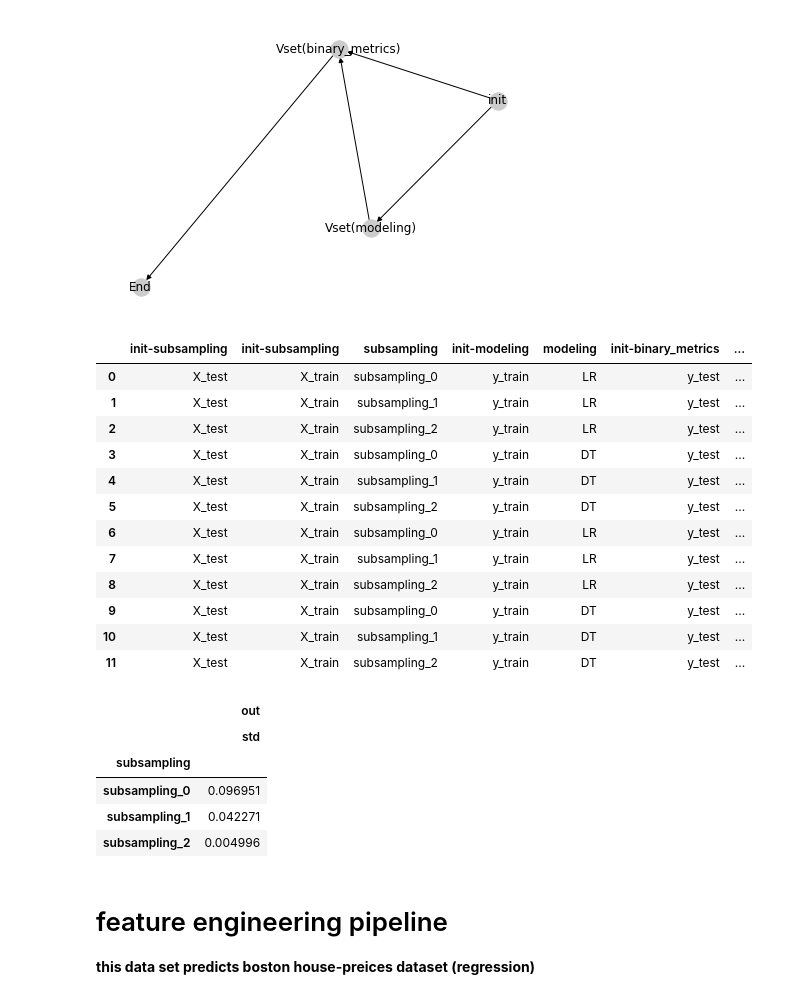
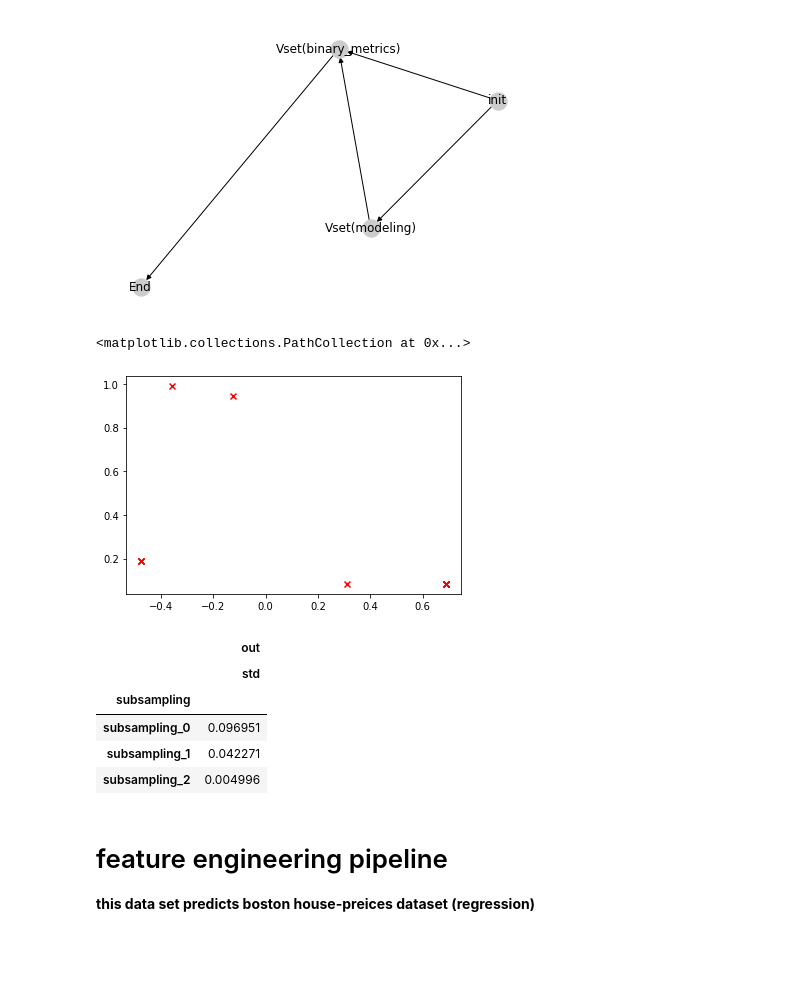
Before and after one commit to Yu-Group/veridical-flow, a Jupyter notebook: notebooks/00_synthetic_classification.ipynb, the cells around one changed output. Drawn from its saved outputs; the diff is of its cells as text; code cells hidden in the pictures; blank space fills up the shorter version.

Commit message:
generate intervals for individual predictions

```diff
--- a/notebooks/00_synthetic_classification.ipynb
+++ b/notebooks/00_synthetic_classification.ipynb
@@ -67,32 +64,23 @@ plt.show()
 #     print('output', k1)
 # %% [output]
 [figure]
+# %%
+uncertainty, binned_acc = predict_interval()
+plt.scatter(binned_acc, uncertainty, marker="x", color="r")
+# %% [output]
+<matplotlib.collections.PathCollection at 0x...>
+[figure, added]
 # %%
 df = dict_to_df(binary_metrics)
-df
+interval = compute_interval(df, 'out', 'subsampling')
+interval
 # %% [output]
-|  | init-subsampling | init-subsampling | subsampling | init-modeling | modeling | init-binary_metrics | ... |
-| 0 | X_test | X_train | subsampling_0 | y_train | LR | y_test | ... |
-| 1 | X_test | X_train | subsampling_1 | y_train | LR | y_test | ... |
-| 2 | X_test | X_train | subsampling_2 | y_train | LR | y_test | ... |
-| 3 | X_test | X_train | subsampling_0 | y_train | DT | y_test | ... |
-| 4 | X_test | X_train | subsampling_1 | y_train | DT | y_test | ... |
-| 5 | X_test | X_train | subsampling_2 | y_train | DT | y_test | ... |
-| 6 | X_test | X_train | subsampling_0 | y_train | LR | y_test | ... |
-| 7 | X_test | X_train | subsampling_1 | y_train | LR | y_test | ... |
-| 8 | X_test | X_train | subsampling_2 | y_train | LR | y_test | ... |
-| 9 | X_test | X_train | subsampling_0 | y_train | DT | y_test | ... |
-| 10 | X_test | X_train | subsampling_1 | y_train | DT | y_test | ... |
-| 11 | X_test | X_train | subsampling_2 | y_train | DT | y_test | ... |
+|  | out |
+|  | std |
+| subsampling |  |
+| subsampling_0 | 0.096951 |
+| subsampling_1 | 0.042271 |
+| subsampling_2 | 0.004996 |
-# %%
-compute_interval(df, 'out', 'subsampling')
-# %% [output]
-|  | out |
-|  | std |
-| subsampling |  |
-| subsampling_0 | 0.096951 |
-| subsampling_1 | 0.042271 |
-| subsampling_2 | 0.004996 |
 # %% [markdown]
 # feature engineering pipeline
 **this data set predicts boston house-preices dataset (regression)**
```
Also changed, not shown: parts of 1 cell of this notebook, 2 other files.
